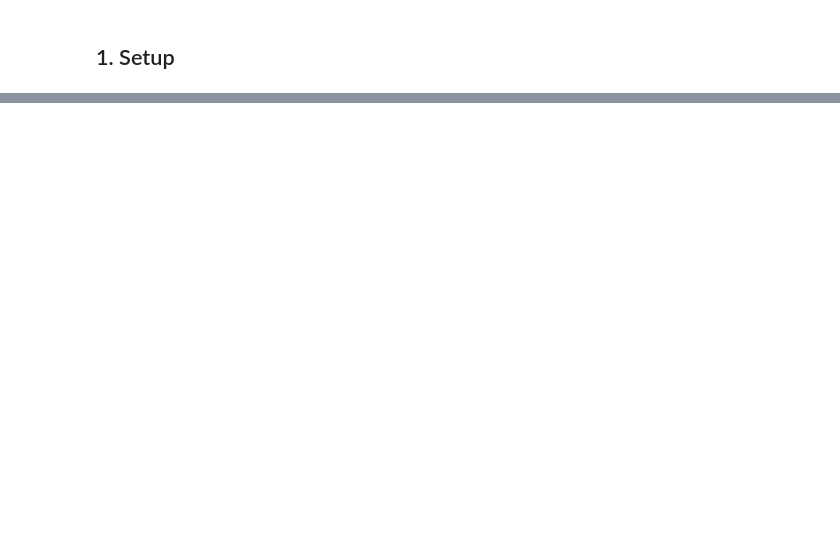
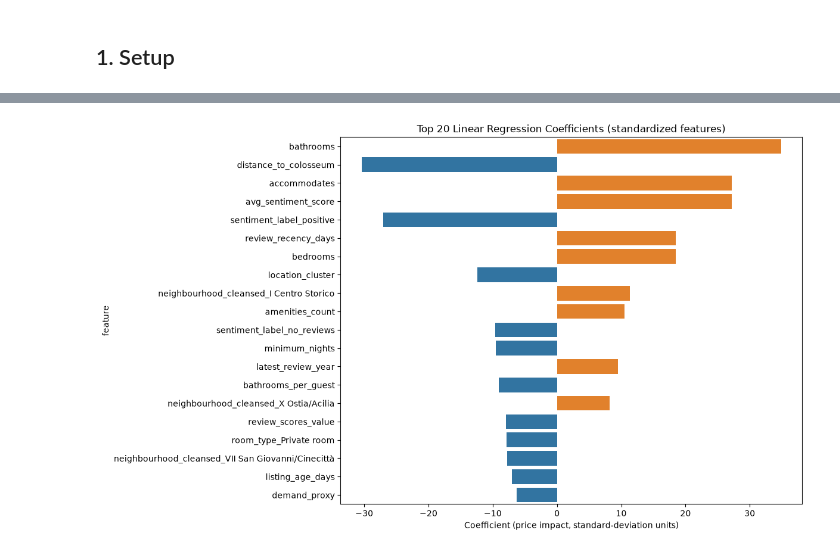
Before and after one commit to aantoo-cr/airbnb-rome-analysis, a Jupyter notebook: notebooks/07_linear_regression_model.ipynb, the cells around one changed output, grey strips where cells are left out. Cells and saved outputs as stored; diff of their text form; code cells hidden in the pictures; blank space fills up the shorter version.

```diff
--- a/notebooks/07_linear_regression_model.ipynb
+++ b/notebooks/07_linear_regression_model.ipynb
@@ -410,0 +138,2 @@ Random Forest and Lasso end up finding.
+# %%
+df = pd.get_dummies(df, columns=["sentiment_label"], drop_first=True)
@@ -410,0 +272,4 @@ Random Forest and Lasso end up finding.
+# %%
+best_lr = ridge_random.best_estimator_
+
+pred_best = best_lr.predict(X_test)
@@ -410,0 +313,16 @@ Random Forest and Lasso end up finding.
+# %%
+coefficients = best_lr.named_steps["regressor"].coef_
+
+importance = pd.DataFrame({
+    "feature": X.columns,
+    "coefficient": coefficients
+})
+
+importance["abs_coefficient"] = importance["coefficient"].abs()
+
+importance = importance.sort_values(
+    by="abs_coefficient",
+    ascending=False
+).drop(columns="abs_coefficient")
+
+importance.head(20)
@@ -410,0 +347,19 @@ Random Forest and Lasso end up finding.
+# %%
+plt.figure(figsize=(10,8))
+
+top = importance.head(20)
+
+sns.barplot(
+    data=top,
+    x="coefficient",
+    y="feature",
+    hue=top["coefficient"] > 0,
+    dodge=False,
+    legend=False,
+)
+
+plt.title("Top 20 Linear Regression Coefficients (standardized features)")
+plt.xlabel("Coefficient (price impact, standard-deviation units)")
+plt.show()
+# %% [output]
+[figure, added]
```
Also changed, not shown: parts of 65 cells of this notebook, 1 other file.
